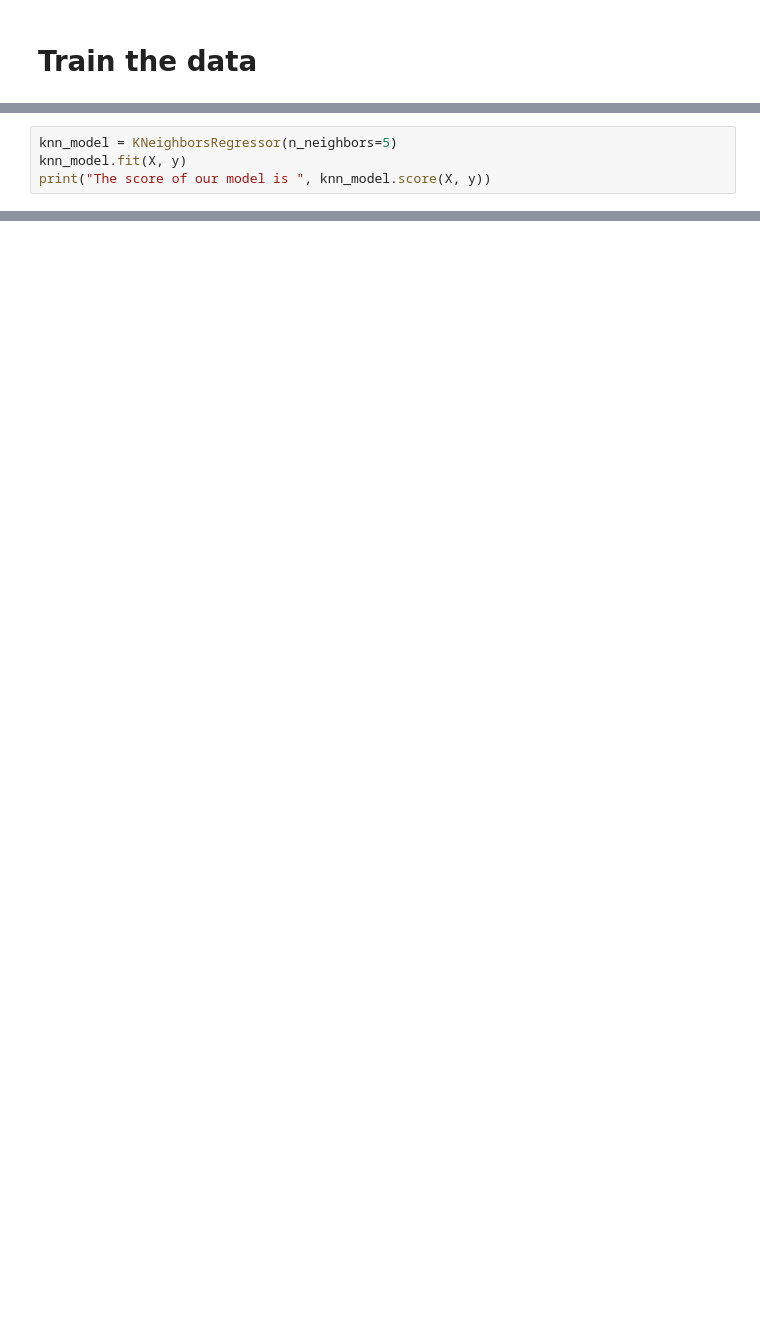
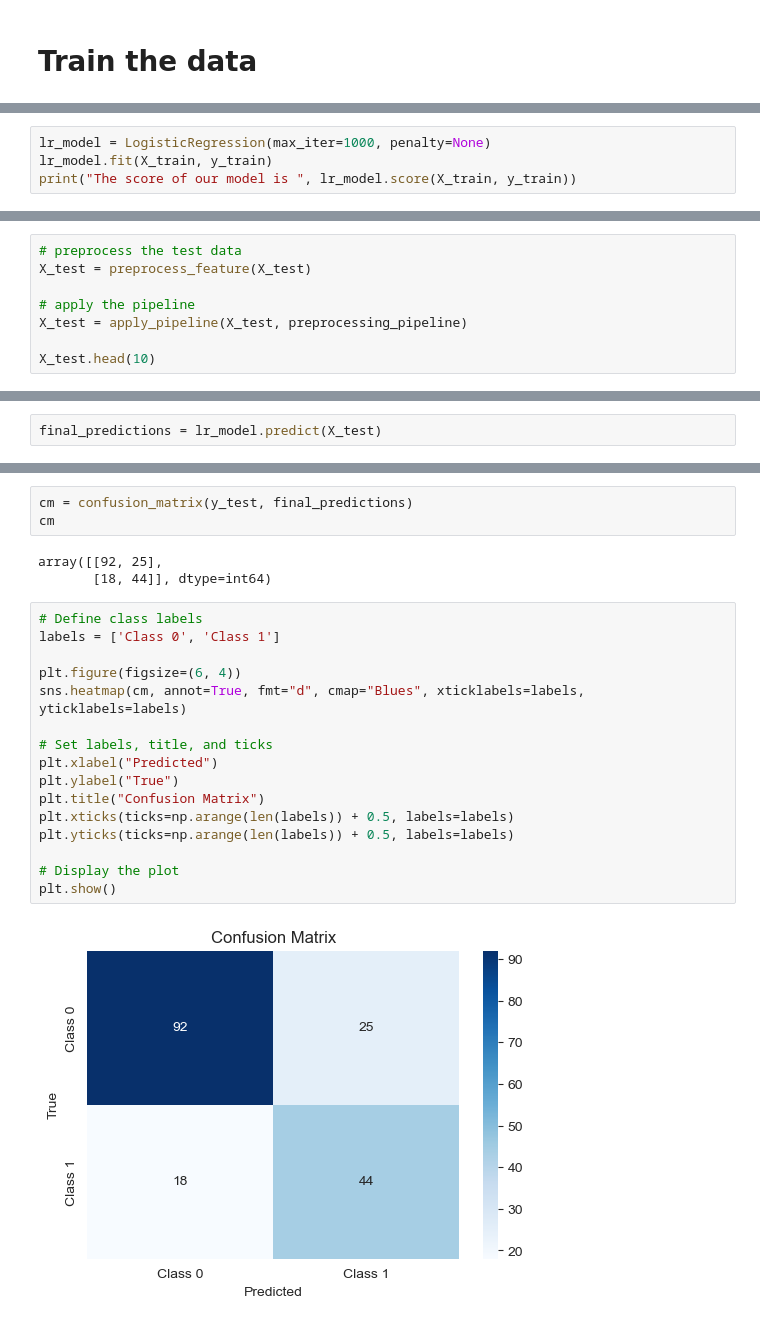
Before and after one commit to danielh1307/kaggle-titanic, a Jupyter notebook: titanic-kaggle-pipeline.ipynb, the cells around one changed output, grey strips where cells are left out. Drawn from its saved outputs; the diff is of its cells as text; blank space fills up the shorter version.

```diff
--- a/titanic-kaggle-pipeline.ipynb
+++ b/titanic-kaggle-pipeline.ipynb
@@ -130,5 +152,5 @@ y = titanic["Survived"]
 # %%
-knn_model = KNeighborsRegressor(n_neighbors=5)
-knn_model.fit(X, y)
-print("The score of our model is ", knn_model.score(X, y))
+lr_model = LogisticRegression(max_iter=1000, penalty=None)
+lr_model.fit(X_train, y_train)
+print("The score of our model is ", lr_model.score(X_train, y_train))
 # %% [output]
@@ -199,0 +160,8 @@ The score of our model is  0.4904980977472344
+# %%
+# preprocess the test data
+X_test = preprocess_feature(X_test)
+
+# apply the pipeline
+X_test = apply_pipeline(X_test, preprocessing_pipeline)
+
+X_test.head(10)
@@ -199,0 +180,2 @@ The score of our model is  0.4904980977472344
+# %%
+final_predictions = lr_model.predict(X_test)
@@ -199,0 +184,24 @@ The score of our model is  0.4904980977472344
+# %%
+cm = confusion_matrix(y_test, final_predictions)
+cm
+# %% [output]
+array([[92, 25],
+       [18, 44]], dtype=int64)
+# %%
+# Define class labels
+labels = ['Class 0', 'Class 1']
+
+plt.figure(figsize=(6, 4))
+sns.heatmap(cm, annot=True, fmt="d", cmap="Blues", xticklabels=labels, yticklabels=labels)
+
+# Set labels, title, and ticks
+plt.xlabel("Predicted")
+plt.ylabel("True")
+plt.title("Confusion Matrix")
+plt.xticks(ticks=np.arange(len(labels)) + 0.5, labels=labels)
+plt.yticks(ticks=np.arange(len(labels)) + 0.5, labels=labels)
+
+# Display the plot
+plt.show()
+# %% [output]
+[figure, added]
```
Also changed, not shown: parts of 48 cells of this notebook.
